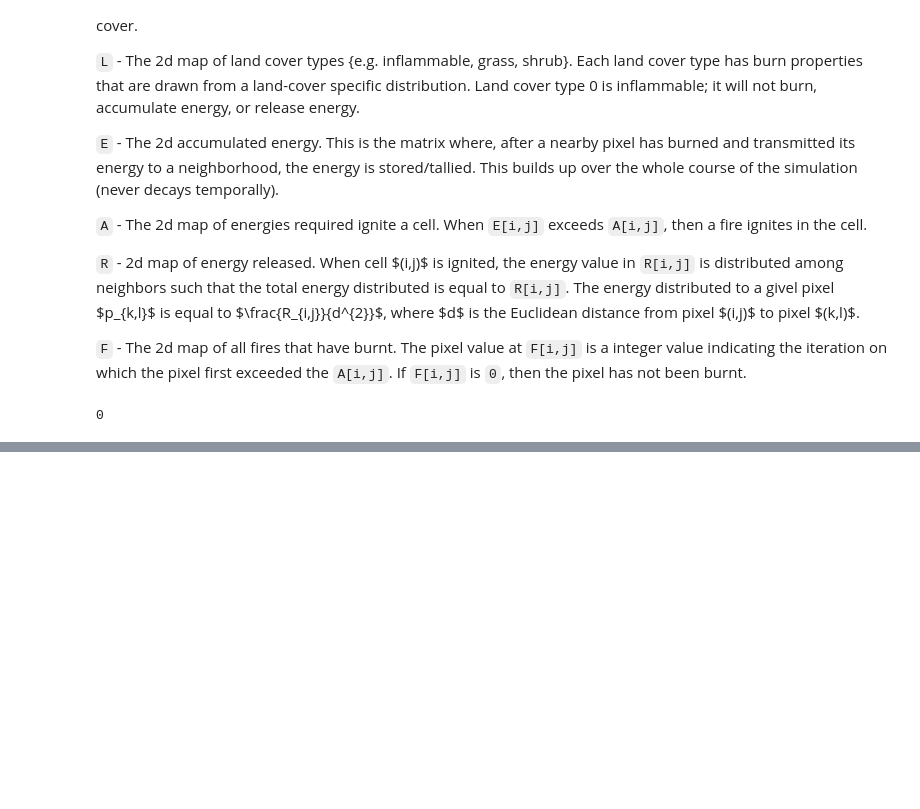
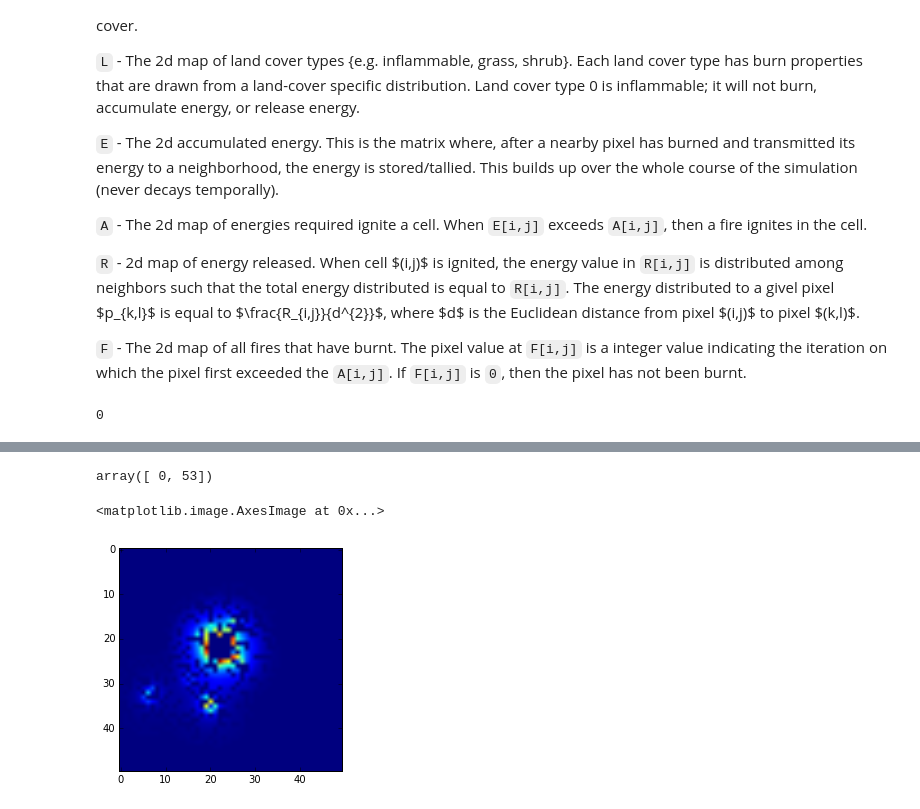
Before and after one commit to mvsaha/fire_sim, a Jupyter notebook: dev/notebooks/EnergyRelease_ActivationEnergy.ipynb, the cells around one changed output, grey strips where cells are left out. Drawn from its saved outputs; the diff is of its cells as text; code cells hidden in the pictures; blank space fills up the shorter version.

```diff
--- a/dev/notebooks/EnergyRelease_ActivationEnergy.ipynb
+++ b/dev/notebooks/EnergyRelease_ActivationEnergy.ipynb
@@ -199,0 +226,3 @@ A_distr = parameterize(np.
+# %%
+%%timeit
+sim.run(ignitions)
@@ -199,0 +280,9 @@ A_distr = parameterize(np.
+# %%
+sim.active
+# %% [output]
+array([ 0, 53])
+# %%
+imshow(sim.E)
+# %% [output]
+<matplotlib.image.AxesImage at 0x...>
+[figure, added]
```
Also changed, not shown: parts of 14 cells of this notebook, 1 other file.
